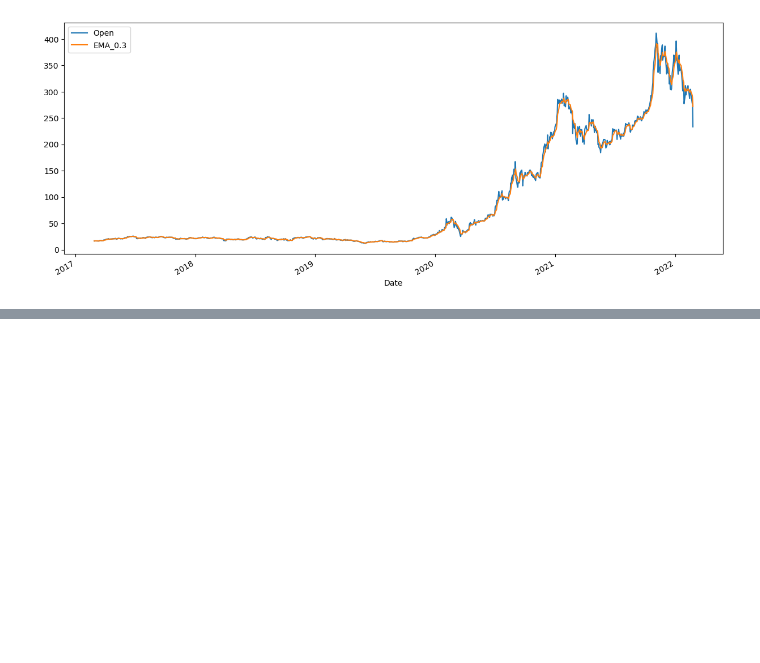
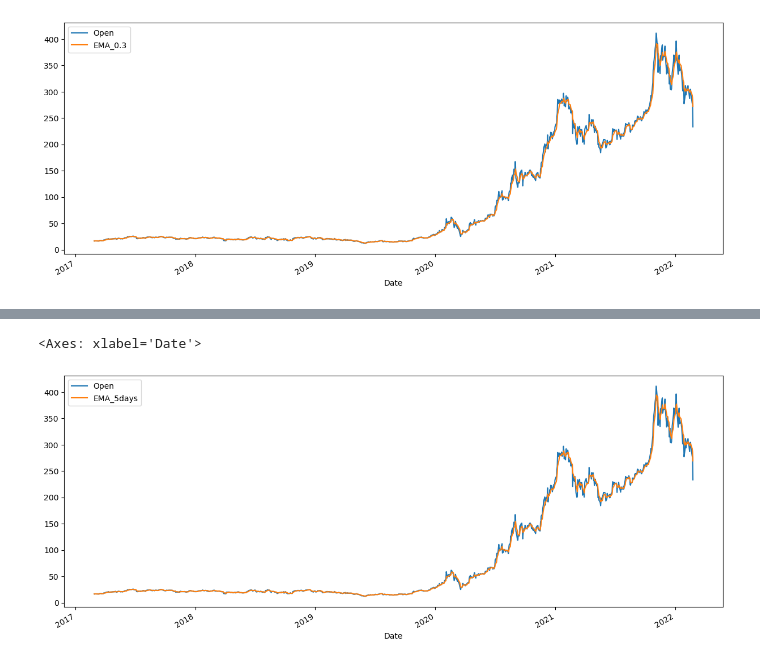
Before and after one commit to Harshraj77/data_science_and_ml_learning, a Jupyter notebook: time_series/Basics_and_Moving_Average.ipynb, the cells around one changed output, grey strips where cells are left out. Cells and saved outputs as stored; diff of their text form; code cells hidden in the pictures; blank space fills up the shorter version.

```diff
--- a/time_series/Basics_and_Moving_Average.ipynb
+++ b/time_series/Basics_and_Moving_Average.ipynb
@@ -159,0 +176,9 @@ df[['Open','EMA_0.3']].plot(figsize=(15,6))
+# %%
+# 5 days exponentially moving average
+# alpha or k = 2/(span+1)
+df['EMA_5days'] = df['Open'].ewm(span=5).mean()
+# %%
+df[['Open','EMA_5days']].plot(figsize=(15,6))
+# %% [output]
+<Axes: xlabel='Date'>
+[figure, added]
```
Also changed, not shown: parts of 5 cells of this notebook.
